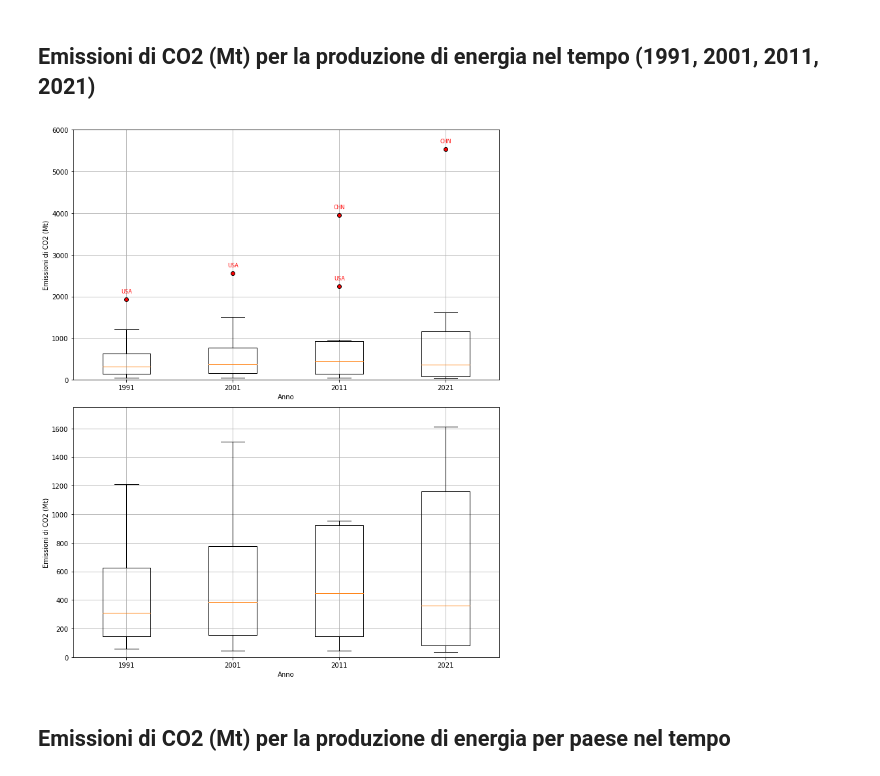
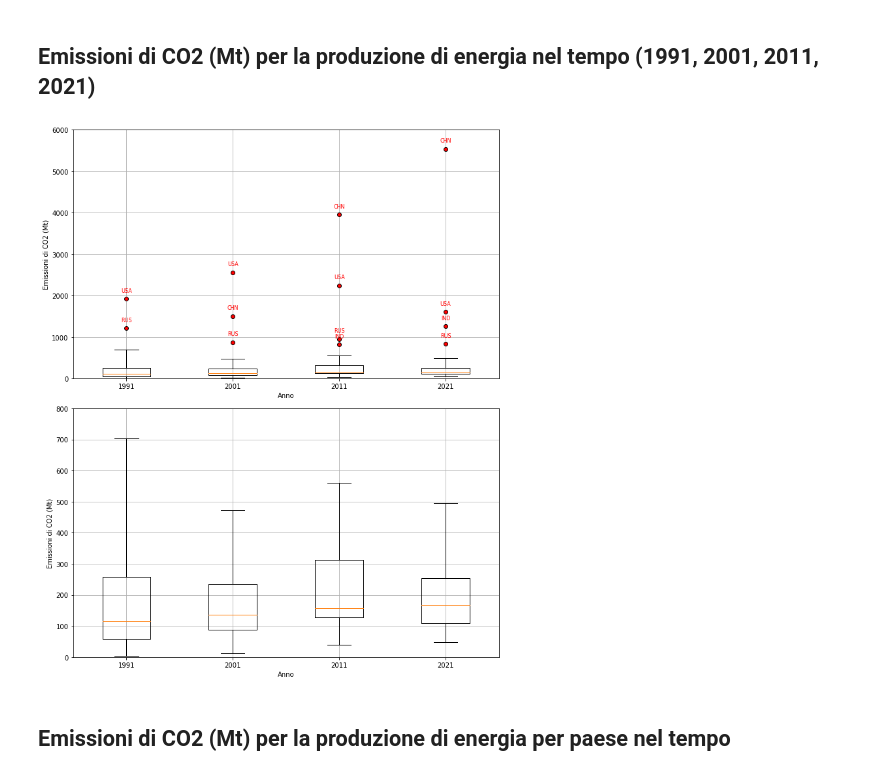
Before and after one commit to mattiamendicino/progetto-scivis, a Jupyter notebook: codice.ipynb, the cells around one changed output. Saved outputs shown, nothing was run; the diff lists cells and outputs as text; code cells hidden in the pictures.

```diff
--- a/codice.ipynb
+++ b/codice.ipynb
@@ -669,9 +669,9 @@ plt.rcParams['font.size'] = 10
 # %% [markdown]
 ## Emissioni di CO2 (Mt) per la produzione di energia nel tempo (1991, 2001, 2011, 2021)
 # %%
-selected_countries = ['ITA', 'USA', 'CHN', 'JPN', 'DEU', 'GBR', 'FRA', 'CAN', 'IND', 'RUS']
+selected_countries = merged_data[merged_data['CO2By_ElectProd'] > 100]
 
-selected_data = merged_data[(merged_data['ISO'].isin(selected_countries)) & (merged_data['Year'].isin([1991, 2001, 2011, 2021]))]
+selected_data = merged_data[(merged_data['ISO'].isin(selected_countries['ISO'])) & (merged_data['Year'].isin([1991, 2001, 2011, 2021]))]
 
 data_per_year = {}
 
@@ -681,7 +681,7 @@ for year in [1991, 2001, 2011, 2021]:
 
 fig, axs = plt.subplots(2, 1, figsize=(10, 12))
 
-box_plot = axs[0].boxplot(data_per_year.values(), flierprops={'marker': 'o', 'markerfacecolor': 'red', 'markersize': 6})
+box_plot = axs[0].boxplot(data_per_year.values(), whis=2.5, flierprops={'marker': 'o', 'markerfacecolor': 'red', 'markersize': 6})
 axs[0].set_ylim([0, 6000])
 axs[0].set_xticks(range(1, len(data_per_year) + 1))
 axs[0].set_xticklabels(data_per_year.keys())
@@ -689,37 +689,37 @@ axs[0].set_ylabel('Emissioni di CO2 (Mt)')
 axs[0].set_xlabel('Anno')
 axs[0].grid(True)
 
-box_plot = axs[1].boxplot(data_per_year.values(), flierprops={'marker': 'o', 'markerfacecolor': 'red', 'markersize': 6})
-axs[1].set_ylim([0, 1750])
+box_plot = axs[1].boxplot(data_per_year.values(), whis=2.5, flierprops={'marker': 'o', 'markerfacecolor': 'red', 'markersize': 6})
+axs[1].set_ylim([0, 800])
 axs[1].set_xticks(range(1, len(data_per_year) + 1))
 axs[1].set_xticklabels(data_per_year.keys())
 axs[1].set_ylabel('Emissioni di CO2 (Mt)')
 axs[1].set_xlabel('Anno')
 axs[1].grid(True)
 
 for idx in range(2):
     outliers = box_plot['fliers']
     for i, outlier in enumerate(outliers):
         x = int(outlier.get_xdata()[0])
         y_values = outlier.get_ydata()
         outlier_countries = []
         for y in y_values:
             outlier_country = None
             for year, data in data_per_year.items():
                 if y in data:
                     year_data = selected_data[selected_data['Year'] == year]
                     outlier_country = year_data[year_data['CO2By_ElectProd'] == y]['ISO'].iloc[0]
                     break
             if outlier_country:
                 outlier_countries.append(outlier_country)
         if outlier_countries:
             for j, country in enumerate(outlier_countries):
                 axs[idx].annotate(country, (x, y_values[j]), textcoords="offset points", xytext=(0, 10), ha='center', fontsize=8, color='red')
 
 plt.tight_layout()
 plt.show()
 # %% [output]
-[figure, old version]
+[figure, new version]
 # %% [markdown]
 ## Emissioni di CO2 (Mt) per la produzione di energia per paese nel tempo
 # %%
```
Also changed, not shown: parts of 1 cell of this notebook, 1 other file.
